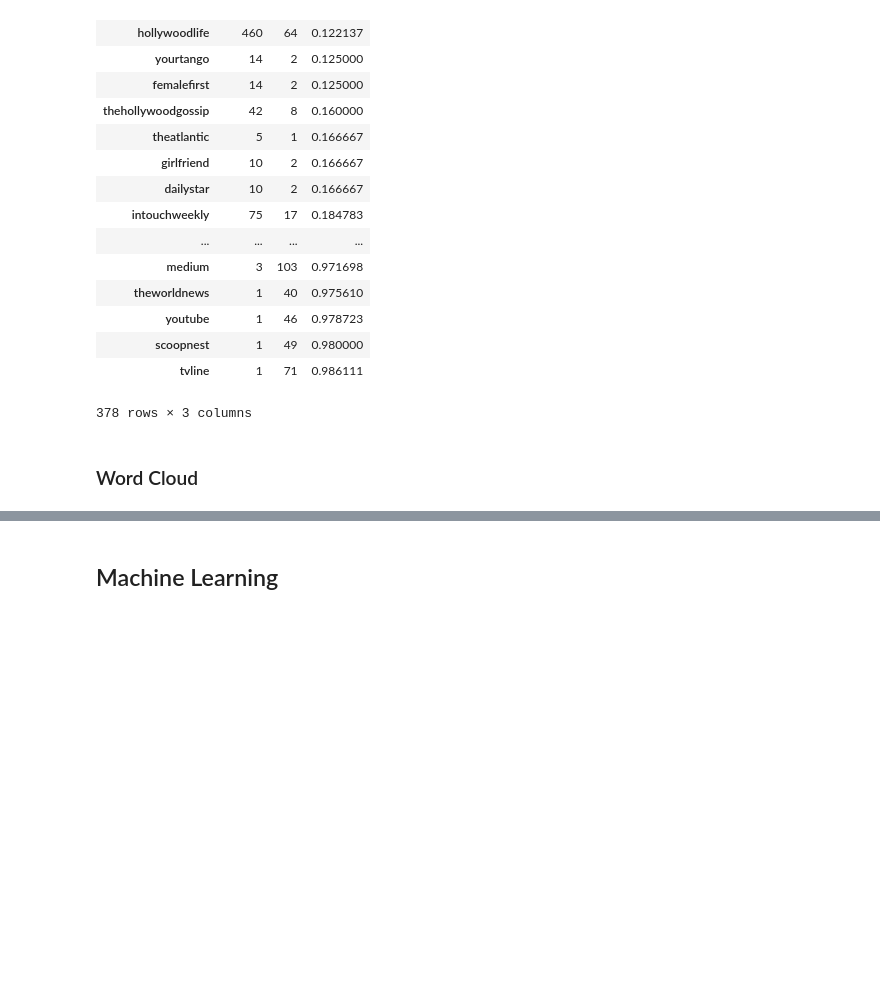
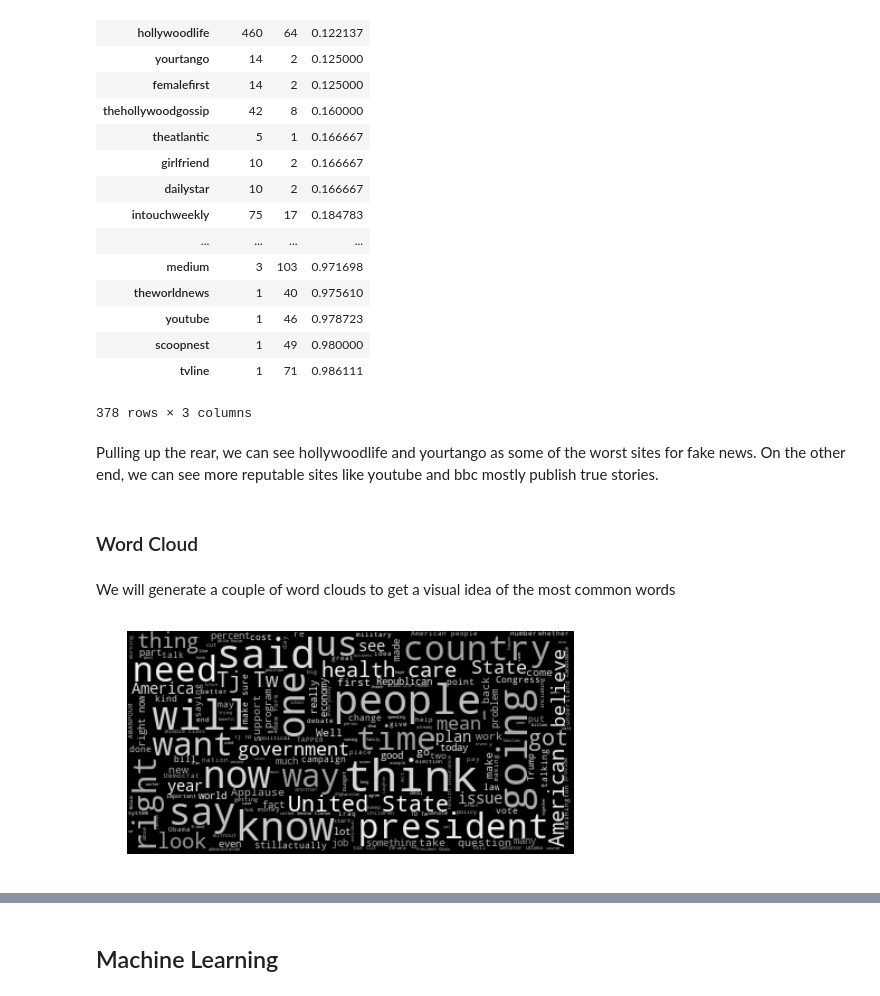
Before and after one commit to carlosbrown2/fake-news-detection, a Jupyter notebook: Capstone Project 2.ipynb, the cells around one changed output, grey strips where cells are left out. Saved outputs shown, nothing was run; the diff lists cells and outputs as text; code cells hidden in the pictures; blank space fills up the shorter version.

```diff
--- a/Capstone Project 2.ipynb
+++ b/Capstone Project 2.ipynb
@@ -138,6 +237,32 @@ df_sum[(df_sum['%true']!=1)&(df_sum['%true']!=0)].sort_values(by='%true')
 | scoopnest | 1 | 49 | 0.980000 |
 | tvline | 1 | 71 | 0.986111 |
 378 rows × 3 columns
+# %% [markdown]
+Pulling up the rear, we can see hollywoodlife and yourtango as some of the worst sites for fake news. On the other end, we can see more reputable sites like youtube and bbc mostly publish true stories.
 # %% [markdown]
 ### Word Cloud
+# %% [markdown]
+We will generate a couple of word clouds to get a visual idea of the most common words
+# %%
+from wordcloud import WordCloud
+import random
+#function to pass to color_func to change default wordcloud colors
+def grey_color_func(word, font_size, position, orientation, random_state=None,
+                    **kwargs):
+    return "hsl(0, 0%%, %d%%)" % random.randint(60, 100)
+# Generate a word cloud image for real news from Politifact sample
+wc = WordCloud(max_words=200,stopwords=stopwords)
+text_pol_real = json_polreal.text.str.cat(sep=' ')
+wordcloud = wc.generate(text_pol_real)
+
+# Display the generated image:
+# the matplotlib way:
+# lower max_font_size
+wordcloud = WordCloud(max_font_size=40).generate(text_pol_real)
+plt.figure()
+plt.imshow(wordcloud.recolor(color_func=grey_color_func, random_state=3), interpolation="bilinear")
+plt.axis("off")
+plt.show()
+# %% [output]
+[figure, added]
 # %%
```
Also changed, not shown: parts of 23 cells of this notebook, 1 other file.
